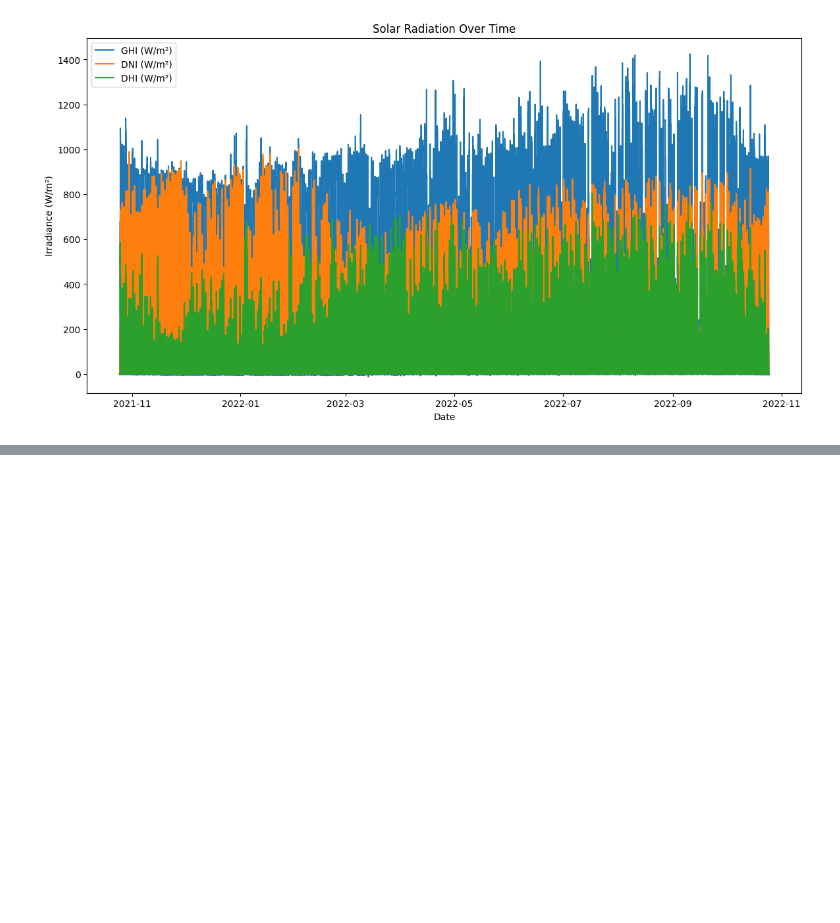
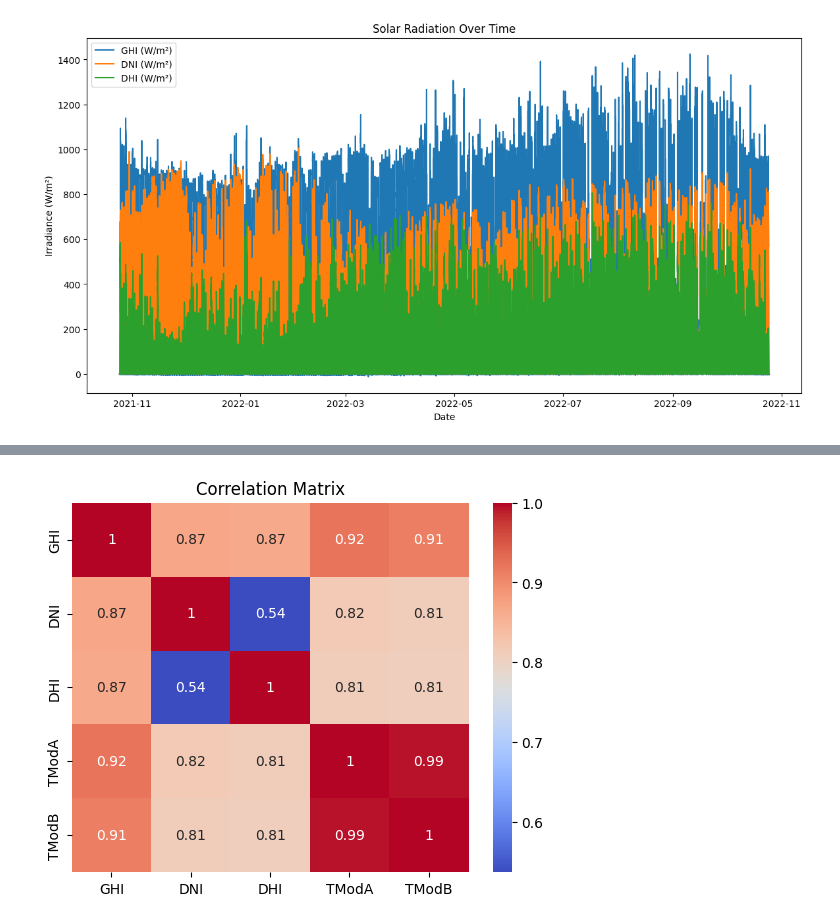
Before and after one commit to Beki78/Solar-Radiation-Measurement-Analysis, a Jupyter notebook: notebooks/solar_radation.ipynb, the cells around one changed output, grey strips where cells are left out. Cells and saved outputs as stored; diff of their text form; code cells hidden in the pictures; blank space fills up the shorter version.

```diff
--- a/notebooks/solar_radation.ipynb
+++ b/notebooks/solar_radation.ipynb
@@ -272,0 +305,8 @@ plt.show()
+# %%
+
+correlation_matrix = serraleone[['GHI', 'DNI', 'DHI', 'TModA', 'TModB']].corr()
+sns.heatmap(correlation_matrix, annot=True, cmap='coolwarm')
+plt.title('Correlation Matrix')
+plt.show()
+# %% [output]
+[figure, added]
```
Also changed, not shown: parts of 7 cells of this notebook.
